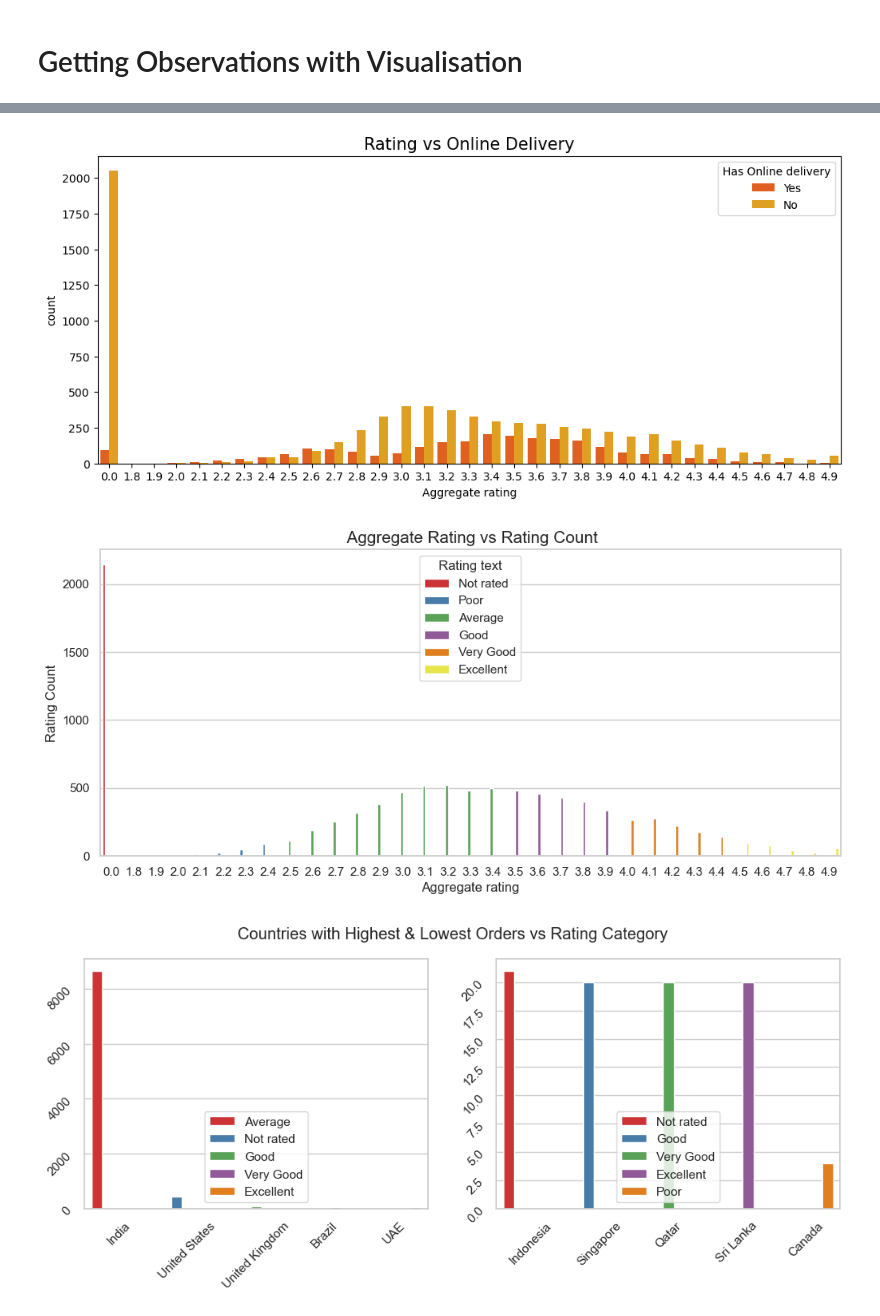
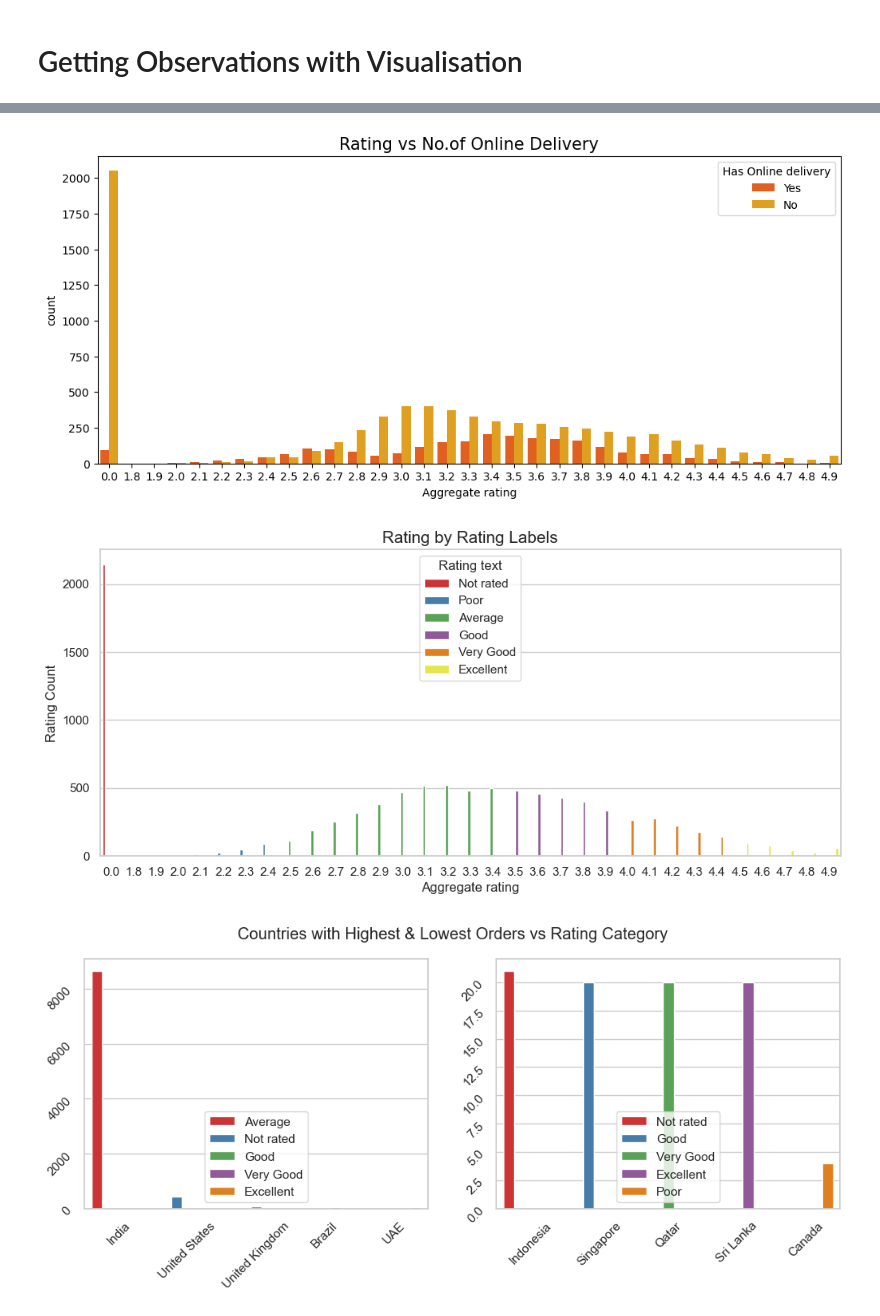
Before and after one commit to ipratyaksh21/Zomato-Delivery-Analysis, a Jupyter notebook: Zomato Data Analysis.ipynb, the cells around one changed output, grey strips where cells are left out. Cells and saved outputs as stored; diff of their text form; code cells hidden in the pictures.

```diff
--- a/Zomato Data Analysis.ipynb
+++ b/Zomato Data Analysis.ipynb
@@ -187,25 +194,25 @@ rating_pie = plt.pie(x=new_df['Rating text'].value_counts().values,labels=new_df
 # %%
 plt.figure(figsize=(12,5))
 
-plt.title("Rating vs Online Delivery",fontsize=15)
+plt.title("Rating vs No.of Online Delivery",fontsize=15)
 
 sns.countplot(x=new_df['Aggregate rating'],hue =new_df['Has Online delivery'],color =colors,hue_order=['Yes','No'], data=new_df,palette='autumn')
 
 plt.show()
 # %% [output]
-[figure, old version]
+[figure, new version]
 # %%
 plt.figure(figsize=(12,5))
 
 sns.set(style='whitegrid')
 
-plt.title(" Aggregate Rating vs Rating Count",fontsize=15)
+plt.title("Rating by Rating Labels",fontsize=15)
 
 sns.barplot(x='Aggregate rating',y ='Rating Count', data=rating_count,hue='Rating text',palette='Set1')
 
 plt.show()
 # %% [output]
-[figure, old version]
+[figure, new version]
 # %%
 fig,axes = plt.subplots(1,2,figsize=(12,4),squeeze=False)
 
```
Also changed, not shown: parts of 35 cells of this notebook.
